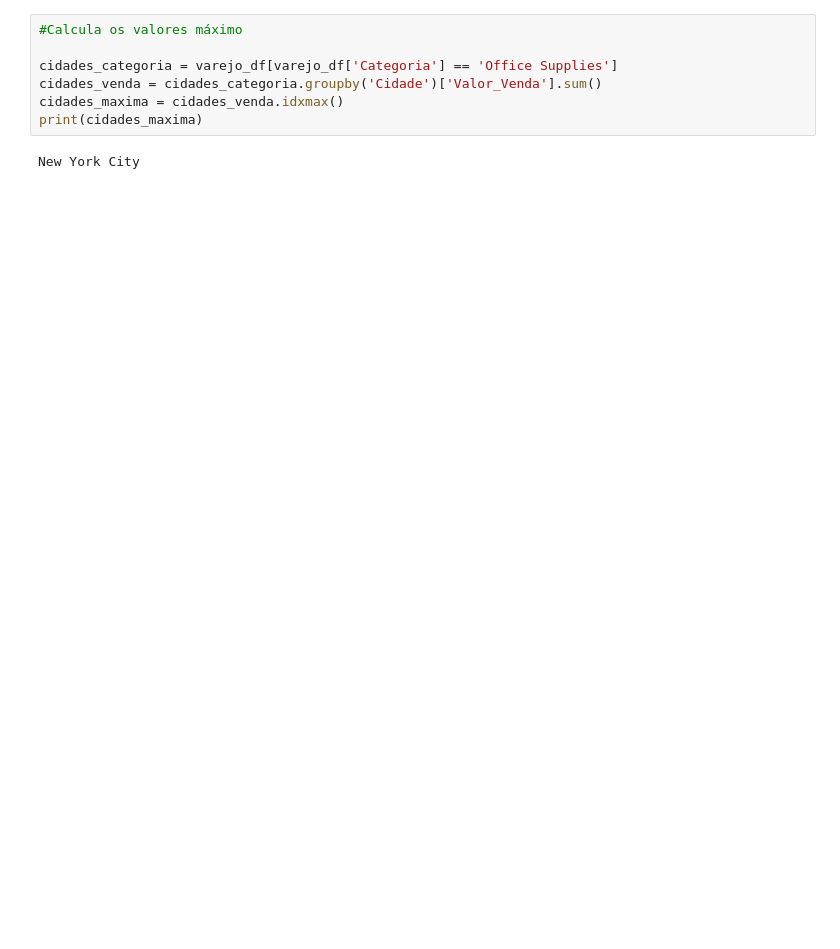
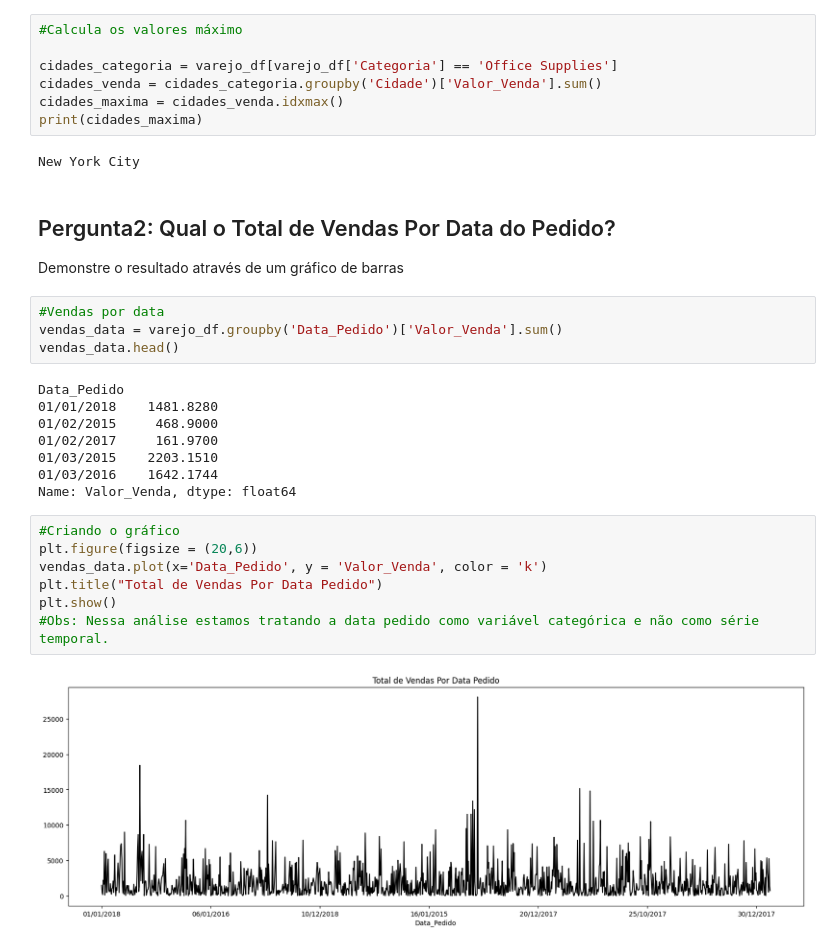
Before and after one commit to eduardamota/Pyhton-DSA, a Jupyter notebook: Cap13/Projeto2-Problema Varejo.ipynb, the cells around one changed output. Saved outputs shown, nothing was run; the diff lists cells and outputs as text; blank space fills up the shorter version.

```diff
--- a/Cap13/Projeto2-Problema Varejo.ipynb
+++ b/Cap13/Projeto2-Problema Varejo.ipynb
@@ -115,3 +115,27 @@ cidades_maxima = cidades_venda.idxmax()
 print(cidades_maxima)
 # %% [output]
 New York City
+# %% [markdown]
+## Pergunta2: Qual o Total de Vendas Por Data do Pedido?
+Demonstre o resultado através de um gráfico de barras
+# %%
+#Vendas por data
+vendas_data = varejo_df.groupby('Data_Pedido')['Valor_Venda'].sum()
+vendas_data.head()
+# %% [output]
+Data_Pedido
+01/01/2018    1481.8280
+01/02/2015     468.9000
+01/02/2017     161.9700
+01/03/2015    2203.1510
+01/03/2016    1642.1744
+Name: Valor_Venda, dtype: float64
+# %%
+#Criando o gráfico
+plt.figure(figsize = (20,6))
+vendas_data.plot(x='Data_Pedido', y = 'Valor_Venda', color = 'k')
+plt.title("Total de Vendas Por Data Pedido")
+plt.show()
+#Obs: Nessa análise estamos tratando a data pedido como variável categórica e não como série temporal.
+# %% [output]
+[figure, added]
```
Also changed, not shown: parts of 7 cells of this notebook.
